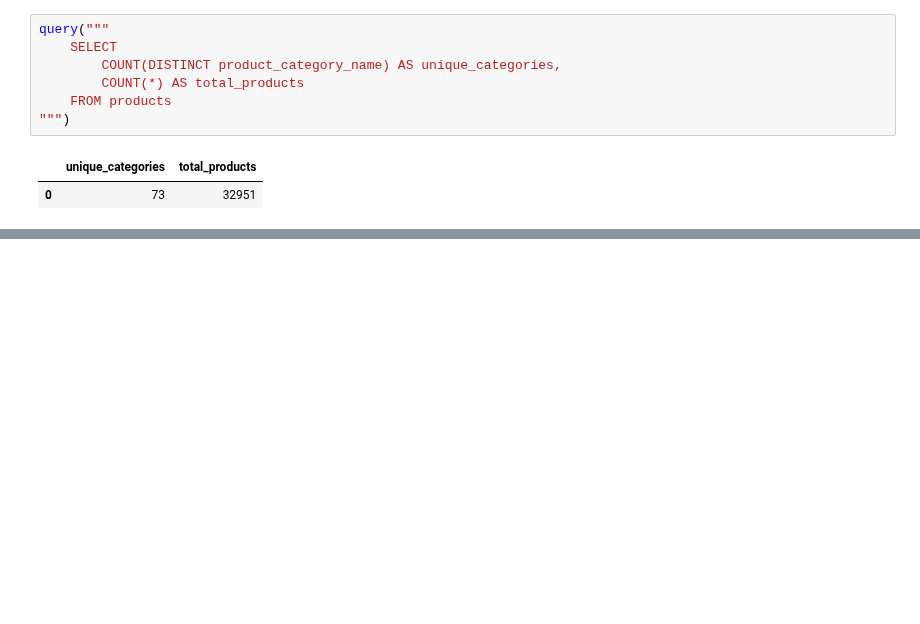
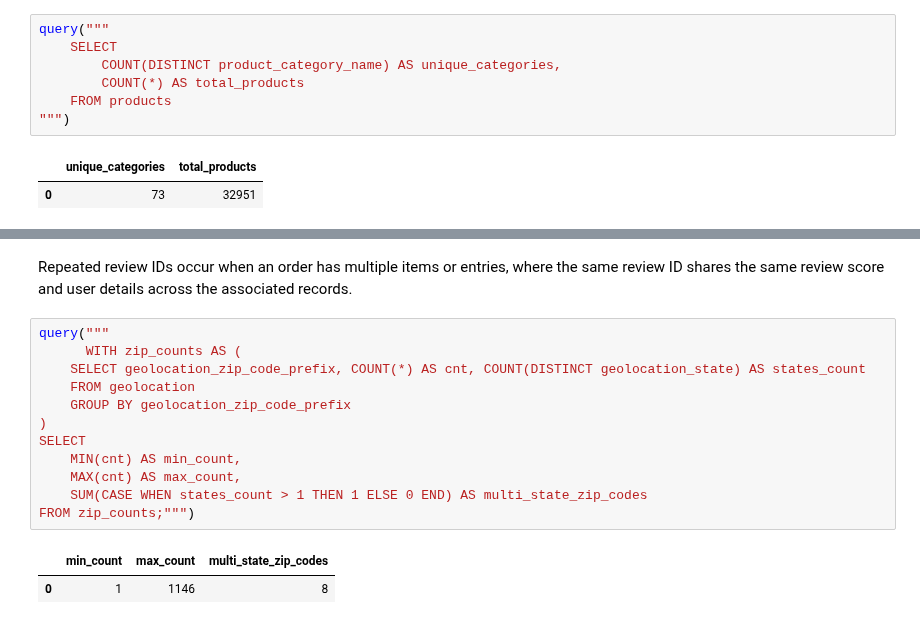
Before and after one commit to anooswajeeh2004/analytics-portfolio, a Jupyter notebook: notebooks/day-01-meet-the-data.ipynb, the cells around one changed output, grey strips where cells are left out. Cells and saved outputs as stored; diff of their text form; blank space fills up the shorter version.

```diff
--- a/notebooks/day-01-meet-the-data.ipynb
+++ b/notebooks/day-01-meet-the-data.ipynb
@@ -261,0 +279,17 @@ query("""
+# %% [markdown]
+Repeated review IDs occur when an order has multiple items or entries, where the same review ID shares the same review score and user details across the associated records.
+# %%
+query("""
+      WITH zip_counts AS (
+    SELECT geolocation_zip_code_prefix, COUNT(*) AS cnt, COUNT(DISTINCT geolocation_state) AS states_count
+    FROM geolocation
+    GROUP BY geolocation_zip_code_prefix
+)
+SELECT
+    MIN(cnt) AS min_count,
+    MAX(cnt) AS max_count,
+    SUM(CASE WHEN states_count > 1 THEN 1 ELSE 0 END) AS multi_state_zip_codes
+FROM zip_counts;""")
+# %% [output]
+|  | min_count | max_count | multi_state_zip_codes |
+| 0 | 1 | 1146 | 8 |
```
Also changed, not shown: parts of 19 cells of this notebook, 4 other files.
